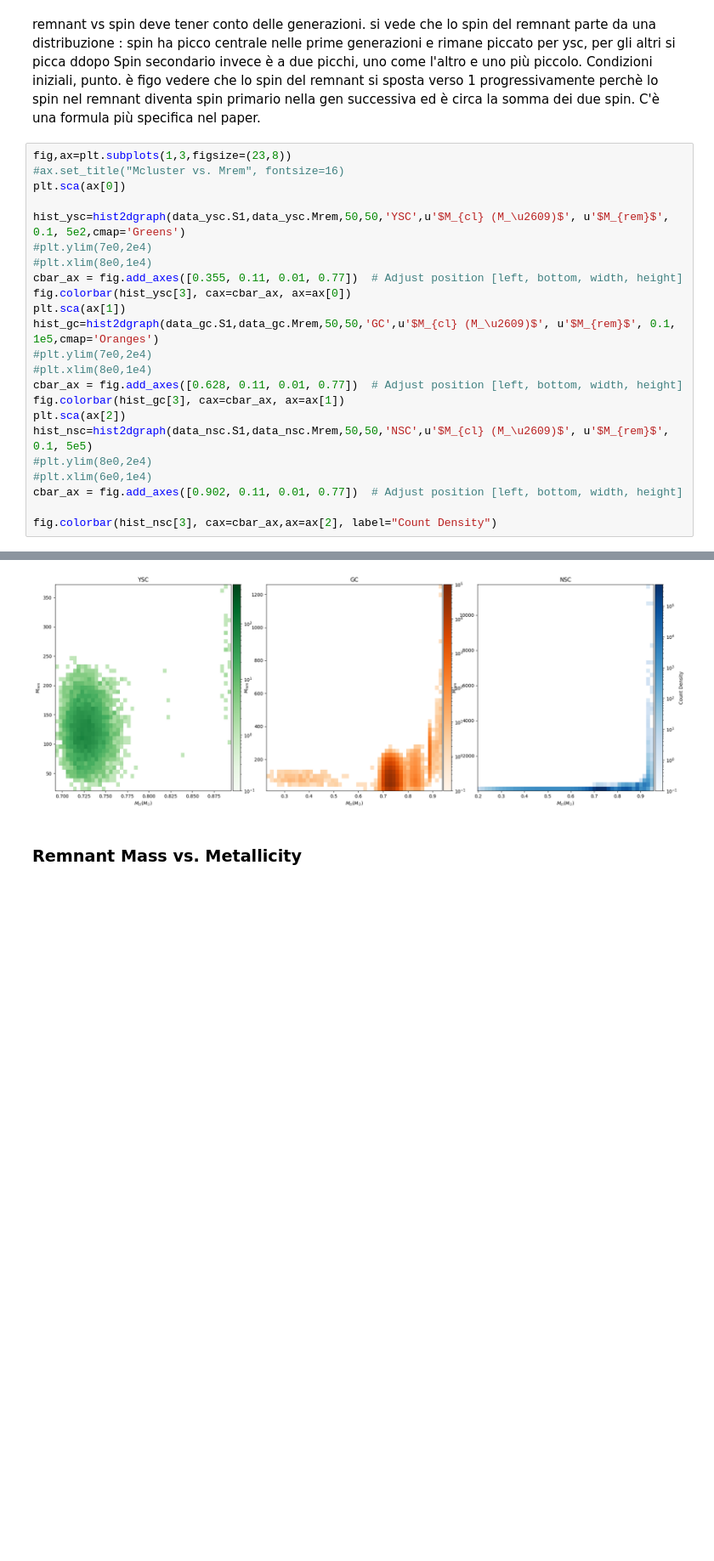
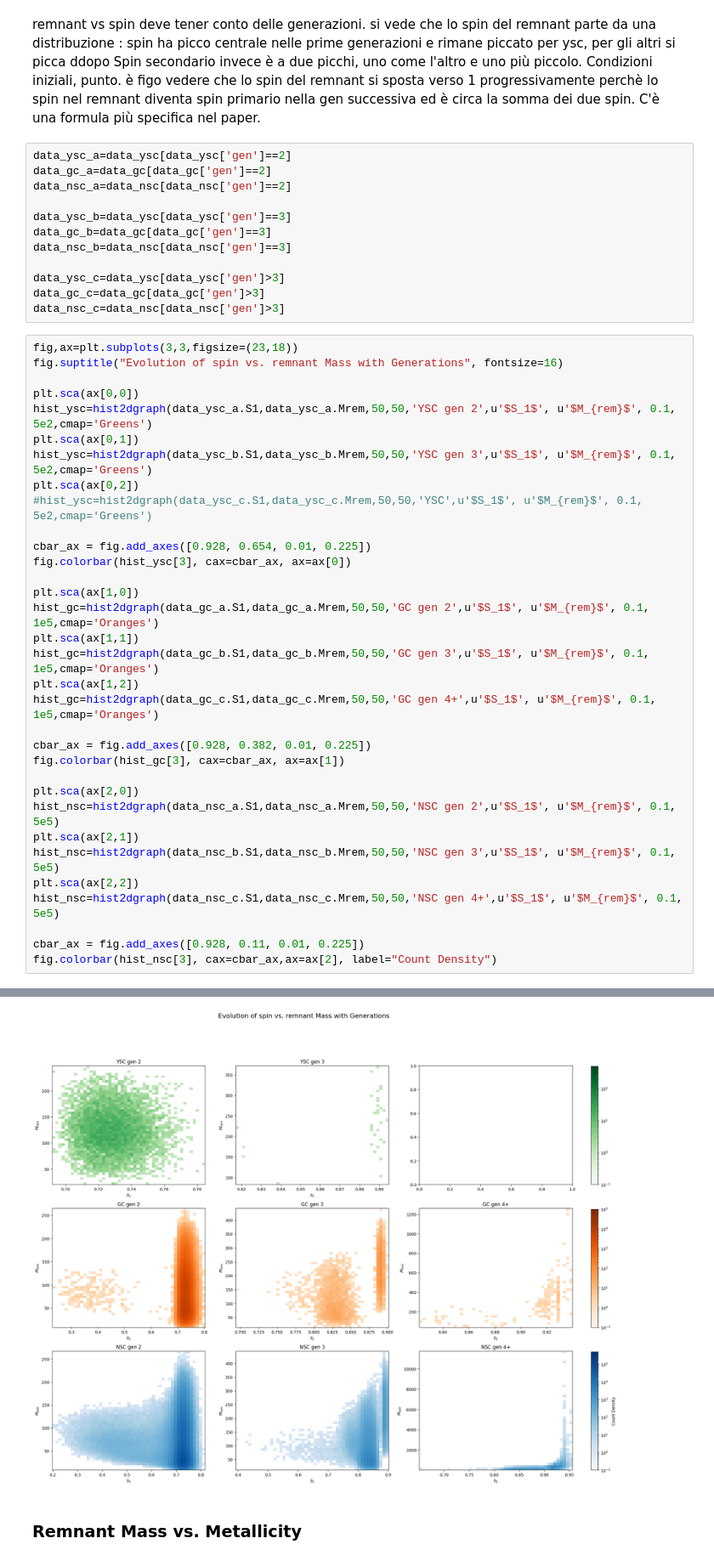
Before and after one commit to BelliLuigi/Hierarchical-mergers-of-black-holes, a Jupyter notebook: pr-marghe.ipynb, the cells around one changed output, grey strips where cells are left out. Shown at 85% size. Cells and saved outputs as stored; diff of their text form; blank space fills up the shorter version.

```diff
--- a/pr-marghe.ipynb
+++ b/pr-marghe.ipynb
@@ -297,32 +304,54 @@ fig.colorbar(hist2[3], cax=cbar_ax, ax=ax[2,1],label='Population Density')
 remnant vs spin deve tener conto delle generazioni.
 si vede che lo spin del remnant parte da una distribuzione : spin ha picco centrale nelle prime generazioni e rimane piccato per ysc, per gli altri si picca ddopo
 Spin secondario invece è a due picchi, uno come l'altro e uno più piccolo. Condizioni iniziali, punto. è figo vedere che lo spin del remnant si sposta verso 1 progressivamente perchè lo spin nel remnant diventa spin primario nella gen successiva ed è circa la somma dei due spin. C'è una formula più specifica nel paper.
+# %%
+data_ysc_a=data_ysc[data_ysc['gen']==2]
+data_gc_a=data_gc[data_gc['gen']==2]
+data_nsc_a=data_nsc[data_nsc['gen']==2]
+
+data_ysc_b=data_ysc[data_ysc['gen']==3]
+data_gc_b=data_gc[data_gc['gen']==3]
+data_nsc_b=data_nsc[data_nsc['gen']==3]
+
+data_ysc_c=data_ysc[data_ysc['gen']>3]
+data_gc_c=data_gc[data_gc['gen']>3]
+data_nsc_c=data_nsc[data_nsc['gen']>3]
 # %%
-fig,ax=plt.subplots(1,3,figsize=(23,8))
-#ax.set_title("Mcluster vs. Mrem", fontsize=16)
-plt.sca(ax[0])
+fig,ax=plt.subplots(3,3,figsize=(23,18))
+fig.suptitle("Evolution of spin vs. remnant Mass with Generations", fontsize=16)
 
-hist_ysc=hist2dgraph(data_ysc.S1,data_ysc.Mrem,50,50,'YSC',u'$M_{cl} (M_\u2609)$', u'$M_{rem}$', 0.1, 5e2,cmap='Greens')
-#plt.ylim(7e0,2e4)
-#plt.xlim(8e0,1e4)
-cbar_ax = fig.add_axes([0.355, 0.11, 0.01, 0.77])  # Adjust position [left, bottom, width, height]
+plt.sca(ax[0,0])
+hist_ysc=hist2dgraph(data_ysc_a.S1,data_ysc_a.Mrem,50,50,'YSC gen 2',u'$S_1$', u'$M_{rem}$', 0.1, 5e2,cmap='Greens')
+plt.sca(ax[0,1])
+hist_ysc=hist2dgraph(data_ysc_b.S1,data_ysc_b.Mrem,50,50,'YSC gen 3',u'$S_1$', u'$M_{rem}$', 0.1, 5e2,cmap='Greens')
+plt.sca(ax[0,2])
+#hist_ysc=hist2dgraph(data_ysc_c.S1,data_ysc_c.Mrem,50,50,'YSC',u'$S_1$', u'$M_{rem}$', 0.1, 5e2,cmap='Greens')
+
+cbar_ax = fig.add_axes([0.928, 0.654, 0.01, 0.225])
 fig.colorbar(hist_ysc[3], cax=cbar_ax, ax=ax[0])
-plt.sca(ax[1])
-hist_gc=hist2dgraph(data_gc.S1,data_gc.Mrem,50,50,'GC',u'$M_{cl} (M_\u2609)$', u'$M_{rem}$', 0.1, 1e5,cmap='Oranges')
-#plt.ylim(7e0,2e4)
-#plt.xlim(8e0,1e4)
-cbar_ax = fig.add_axes([0.628, 0.11, 0.01, 0.77])  # Adjust position [left, bottom, width, height]
+
+plt.sca(ax[1,0])
+hist_gc=hist2dgraph(data_gc_a.S1,data_gc_a.Mrem,50,50,'GC gen 2',u'$S_1$', u'$M_{rem}$', 0.1, 1e5,cmap='Oranges')
+plt.sca(ax[1,1])
+hist_gc=hist2dgraph(data_gc_b.S1,data_gc_b.Mrem,50,50,'GC gen 3',u'$S_1$', u'$M_{rem}$', 0.1, 1e5,cmap='Oranges')
+plt.sca(ax[1,2])
+hist_gc=hist2dgraph(data_gc_c.S1,data_gc_c.Mrem,50,50,'GC gen 4+',u'$S_1$', u'$M_{rem}$', 0.1, 1e5,cmap='Oranges')
+
+cbar_ax = fig.add_axes([0.928, 0.382, 0.01, 0.225])
 fig.colorbar(hist_gc[3], cax=cbar_ax, ax=ax[1])
-plt.sca(ax[2])
-hist_nsc=hist2dgraph(data_nsc.S1,data_nsc.Mrem,50,50,'NSC',u'$M_{cl} (M_\u2609)$', u'$M_{rem}$', 0.1, 5e5)
-#plt.ylim(8e0,2e4)
-#plt.xlim(6e0,1e4)
-cbar_ax = fig.add_axes([0.902, 0.11, 0.01, 0.77])  # Adjust position [left, bottom, width, height]
 
+plt.sca(ax[2,0])
+hist_nsc=hist2dgraph(data_nsc_a.S1,data_nsc_a.Mrem,50,50,'NSC gen 2',u'$S_1$', u'$M_{rem}$', 0.1, 5e5)
+plt.sca(ax[2,1])
+hist_nsc=hist2dgraph(data_nsc_b.S1,data_nsc_b.Mrem,50,50,'NSC gen 3',u'$S_1$', u'$M_{rem}$', 0.1, 5e5)
+plt.sca(ax[2,2])
+hist_nsc=hist2dgraph(data_nsc_c.S1,data_nsc_c.Mrem,50,50,'NSC gen 4+',u'$S_1$', u'$M_{rem}$', 0.1, 5e5)
+
+cbar_ax = fig.add_axes([0.928, 0.11, 0.01, 0.225])
 fig.colorbar(hist_nsc[3], cax=cbar_ax,ax=ax[2], label="Count Density")
 # %% [output]
 <matplotlib.colorbar.Colorbar at 0x...>
-[figure, old version]
+[figure, new version]
 # %% [markdown]
 ### Remnant Mass vs. Metallicity
 # %% [markdown]
```
Also changed, not shown: parts of 7 cells of this notebook.
